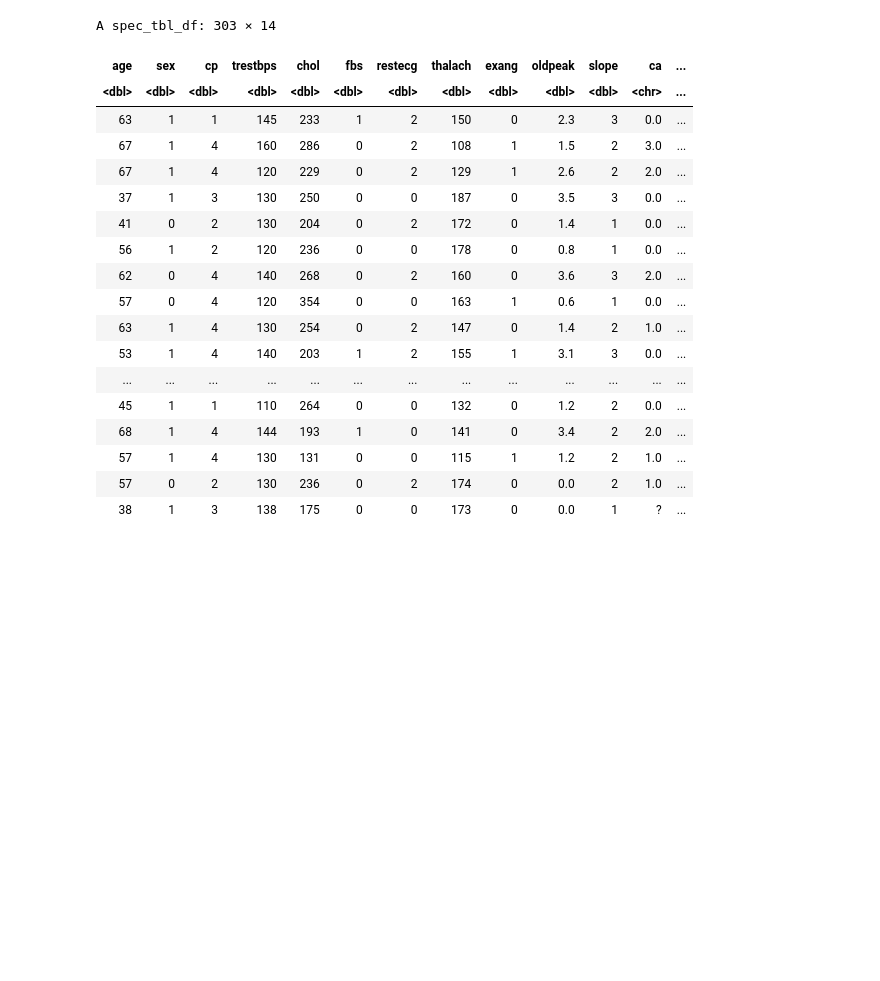
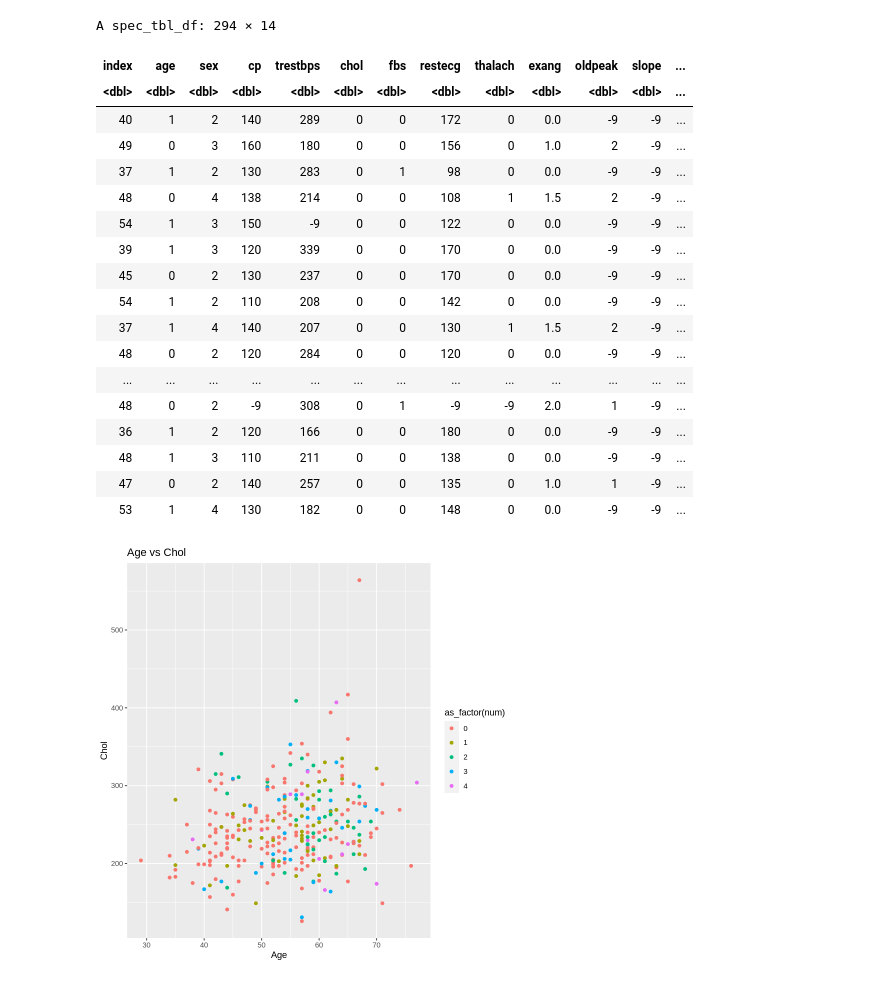
Before and after one commit to jlieu88/dsci-100-project, a Jupyter notebook: cleveland_data.ipynb, the cells around one changed output. Cells and saved outputs as stored; diff of their text form; code cells hidden in the pictures; blank space fills up the shorter version.

Commit message:
Data Frame updated
Data frame updated, outdated codes removed.

```diff
--- a/cleveland_data.ipynb
+++ b/cleveland_data.ipynb
@@ -61,8 +5,41 @@ dbl (12): 63.0, 1.0...2, 1.0...3, 145.0, 233.0, 1.0...6, 2.0, 150.0, 0.0...9...
 # %%
-colnames <- c("age", "sex", "cp", "trestbps", "chol", "fbs", "restecg", "thalach", "exang", "oldpeak", "slope",
-               "ca", "thal", "num")
+colnames <- c("index", "age", "sex", "cp", "trestbps", "chol", "fbs", "restecg", "thalach", "exang", "oldpeak",
+              "slope", "ca", "thal", "num")
 
-cleveland <- read_csv("processed.cleveland.data", col_names = colnames)
+cleveland <- read_csv("data/cleveland.csv", col_names = colnames, , skip = 1)
+switzerland <- read_csv("data/switzerland.csv", col_names = colnames, , skip = 1)
+va <- read_csv("data/va_longbeach.csv", col_names = colnames, , skip = 1)
+hungary <- read_csv("data/hungary.csv", col_name = colnames, skip = 1)
 
-cleveland
+
+
+hungary
+
+cp_vs_age <- ggplot(cleveland, aes(x = age, y = chol, color = as_factor(num))) +
+             geom_point() +
+             xlab("Age") +
+             ylab("Chol") +
+             ggtitle("Age vs Chol")
+cp_vs_age
+
+cp_vs_trestbps <- ggplot(cleveland, aes(x = age, y = trestbps, color = as_factor(num))) +
+             geom_point() +
+             xlab("Age") +
+             ylab("Trestbps") +
+             ggtitle("Age vs Trestbps")
+cp_vs_trestbps
+
+cp_vs_thelach <- ggplot(cleveland, aes(x = age, y = thalach, color = as_factor(num))) +
+             geom_point() +
+             xlab("Age") +
+             ylab("Thalach") +
+             ggtitle("Age vs Thalach")
+cp_vs_thelach
+
+cp_vs_oldpeak <- ggplot(cleveland, aes(x = age, y = oldpeak, color = as_factor(num))) +
+             geom_point() +
+             xlab("Age") +
+             ylab("Oldpeak") +
+             ggtitle("Age vs Oldpeak")
+cp_vs_oldpeak
 # %% [output]
@@ -77,19 +63,20 @@ dbl (12): age, sex, cp, trestbps, chol, fbs, restecg, thalach, exang, oldpea...
-A spec_tbl_df: 303 × 14
+A spec_tbl_df: 294 × 14
-| age | sex | cp | trestbps | chol | fbs | restecg | thalach | exang | oldpeak | slope | ca | ... |
-| <dbl> | <dbl> | <dbl> | <dbl> | <dbl> | <dbl> | <dbl> | <dbl> | <dbl> | <dbl> | <dbl> | <chr> | ... |
-| 63 | 1 | 1 | 145 | 233 | 1 | 2 | 150 | 0 | 2.3 | 3 | 0.0 | ... |
-| 67 | 1 | 4 | 160 | 286 | 0 | 2 | 108 | 1 | 1.5 | 2 | 3.0 | ... |
-| 67 | 1 | 4 | 120 | 229 | 0 | 2 | 129 | 1 | 2.6 | 2 | 2.0 | ... |
-| 37 | 1 | 3 | 130 | 250 | 0 | 0 | 187 | 0 | 3.5 | 3 | 0.0 | ... |
-| 41 | 0 | 2 | 130 | 204 | 0 | 2 | 172 | 0 | 1.4 | 1 | 0.0 | ... |
-| 56 | 1 | 2 | 120 | 236 | 0 | 0 | 178 | 0 | 0.8 | 1 | 0.0 | ... |
-| 62 | 0 | 4 | 140 | 268 | 0 | 2 | 160 | 0 | 3.6 | 3 | 2.0 | ... |
-| 57 | 0 | 4 | 120 | 354 | 0 | 0 | 163 | 1 | 0.6 | 1 | 0.0 | ... |
-| 63 | 1 | 4 | 130 | 254 | 0 | 2 | 147 | 0 | 1.4 | 2 | 1.0 | ... |
-| 53 | 1 | 4 | 140 | 203 | 1 | 2 | 155 | 1 | 3.1 | 3 | 0.0 | ... |
+| index | age | sex | cp | trestbps | chol | fbs | restecg | thalach | exang | oldpeak | slope | ... |
+| <dbl> | <dbl> | <dbl> | <dbl> | <dbl> | <dbl> | <dbl> | <dbl> | <dbl> | <dbl> | <dbl> | <dbl> | ... |
+| 40 | 1 | 2 | 140 | 289 | 0 | 0 | 172 | 0 | 0.0 | -9 | -9 | ... |
+| 49 | 0 | 3 | 160 | 180 | 0 | 0 | 156 | 0 | 1.0 | 2 | -9 | ... |
+| 37 | 1 | 2 | 130 | 283 | 0 | 1 | 98 | 0 | 0.0 | -9 | -9 | ... |
+| 48 | 0 | 4 | 138 | 214 | 0 | 0 | 108 | 1 | 1.5 | 2 | -9 | ... |
+| 54 | 1 | 3 | 150 | -9 | 0 | 0 | 122 | 0 | 0.0 | -9 | -9 | ... |
+| 39 | 1 | 3 | 120 | 339 | 0 | 0 | 170 | 0 | 0.0 | -9 | -9 | ... |
+| 45 | 0 | 2 | 130 | 237 | 0 | 0 | 170 | 0 | 0.0 | -9 | -9 | ... |
+| 54 | 1 | 2 | 110 | 208 | 0 | 0 | 142 | 0 | 0.0 | -9 | -9 | ... |
+| 37 | 1 | 4 | 140 | 207 | 0 | 0 | 130 | 1 | 1.5 | 2 | -9 | ... |
+| 48 | 0 | 2 | 120 | 284 | 0 | 0 | 120 | 0 | 0.0 | -9 | -9 | ... |
 | ... | ... | ... | ... | ... | ... | ... | ... | ... | ... | ... | ... | ... |
-| 45 | 1 | 1 | 110 | 264 | 0 | 0 | 132 | 0 | 1.2 | 2 | 0.0 | ... |
-| 68 | 1 | 4 | 144 | 193 | 1 | 0 | 141 | 0 | 3.4 | 2 | 2.0 | ... |
-| 57 | 1 | 4 | 130 | 131 | 0 | 0 | 115 | 1 | 1.2 | 2 | 1.0 | ... |
-| 57 | 0 | 2 | 130 | 236 | 0 | 2 | 174 | 0 | 0.0 | 2 | 1.0 | ... |
-| 38 | 1 | 3 | 138 | 175 | 0 | 0 | 173 | 0 | 0.0 | 1 | ? | ... |
+| 48 | 0 | 2 | -9 | 308 | 0 | 1 | -9 | -9 | 2.0 | 1 | -9 | ... |
+| 36 | 1 | 2 | 120 | 166 | 0 | 0 | 180 | 0 | 0.0 | -9 | -9 | ... |
+| 48 | 1 | 3 | 110 | 211 | 0 | 0 | 138 | 0 | 0.0 | -9 | -9 | ... |
+| 47 | 0 | 2 | 140 | 257 | 0 | 0 | 135 | 0 | 1.0 | 1 | -9 | ... |
+| 53 | 1 | 4 | 130 | 182 | 0 | 0 | 148 | 0 | 0.0 | -9 | -9 | ... |
+[figure, added]
```
Also changed, not shown: parts of 4 cells of this notebook, 1 other file.
